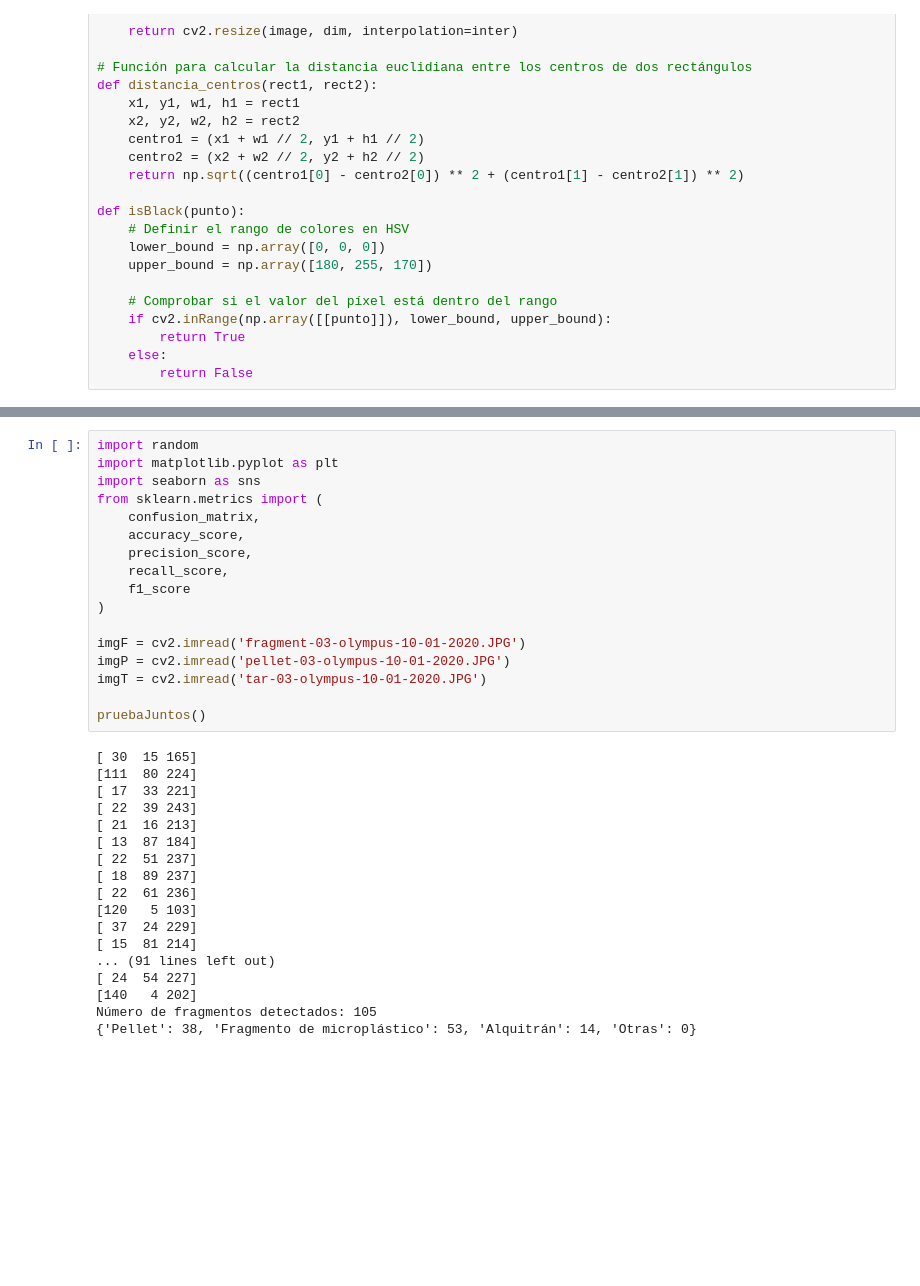
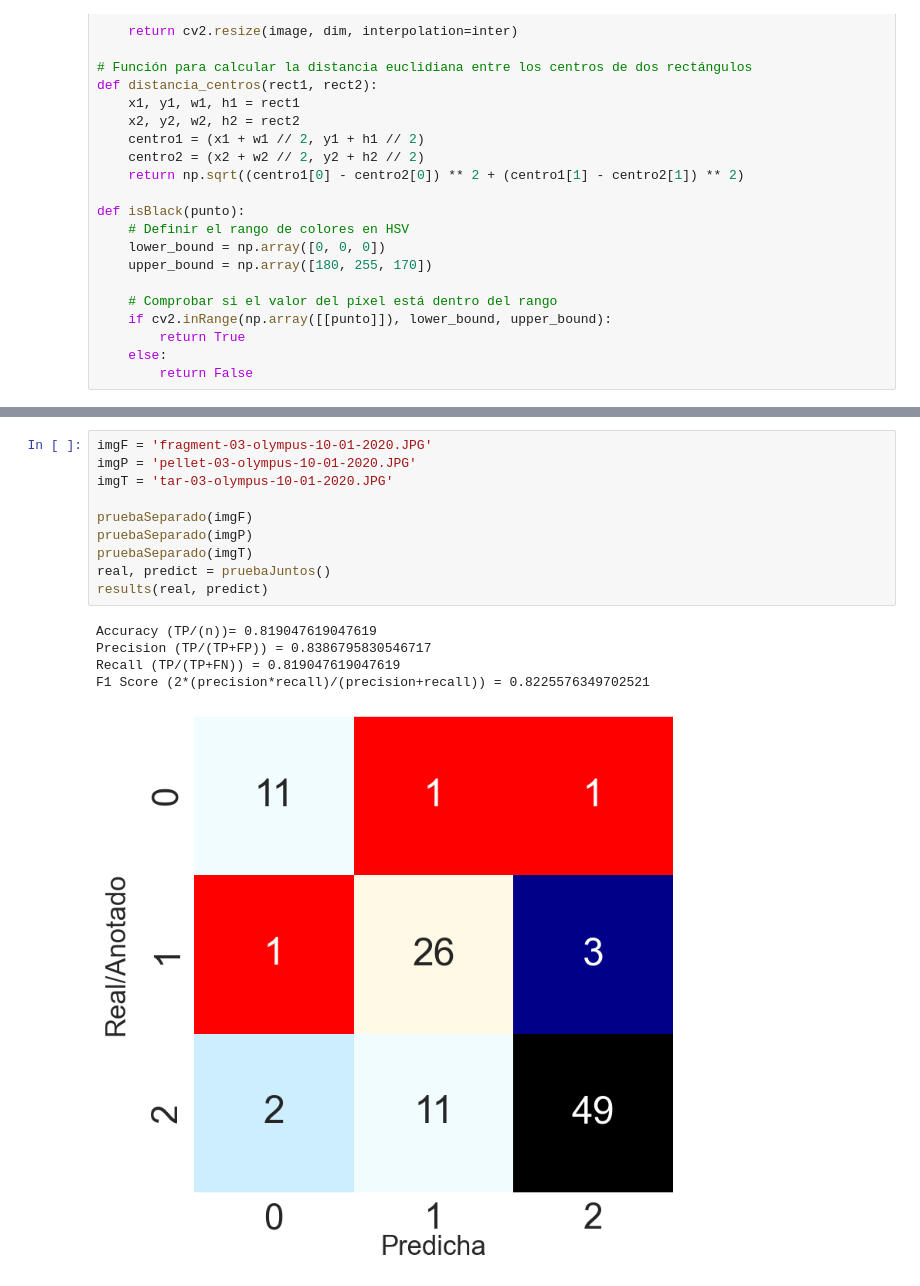
Before and after one commit to CarlosMireles/Practica-3-VC, a Jupyter notebook: VC_P3.ipynb, the cells around one changed output, grey strips where cells are left out. Drawn from its saved outputs; the diff is of its cells as text; blank space fills up the shorter version.

```diff
--- a/VC_P3.ipynb
+++ b/VC_P3.ipynb
@@ -523,35 +411,16 @@ def pruebaJuntos():
 # %%
-import random
-import matplotlib.pyplot as plt
-import seaborn as sns
-from sklearn.metrics import (
-    confusion_matrix,
-    accuracy_score,
-    precision_score,
-    recall_score,
-    f1_score
-)
+imgF = 'fragment-03-olympus-10-01-2020.JPG'
+imgP = 'pellet-03-olympus-10-01-2020.JPG'
+imgT = 'tar-03-olympus-10-01-2020.JPG'
 
-imgF = cv2.imread('fragment-03-olympus-10-01-2020.JPG')
-imgP = cv2.imread('pellet-03-olympus-10-01-2020.JPG')
-imgT = cv2.imread('tar-03-olympus-10-01-2020.JPG')
-
-pruebaJuntos()
+pruebaSeparado(imgF)
+pruebaSeparado(imgP)
+pruebaSeparado(imgT)
+real, predict = pruebaJuntos()
+results(real, predict)
 # %% [output]
-[ 30  15 165]
-[111  80 224]
-[ 17  33 221]
-[ 22  39 243]
-[ 21  16 213]
-[ 13  87 184]
-[ 22  51 237]
-[ 18  89 237]
-[ 22  61 236]
-[120   5 103]
-[ 37  24 229]
-[ 15  81 214]
-... (91 lines left out)
-[ 24  54 227]
-[140   4 202]
-Número de fragmentos detectados: 105
-{'Pellet': 38, 'Fragmento de microplástico': 53, 'Alquitrán': 14, 'Otras': 0}
+Accuracy (TP/(n))= 0.819047619047619
+Precision (TP/(TP+FP)) = 0.8386795830546717
+Recall (TP/(TP+FN)) = 0.819047619047619
+F1 Score (2*(precision*recall)/(precision+recall)) = 0.8225576349702521
+[figure, added]
```
Also changed, not shown: parts of 11 cells of this notebook.
